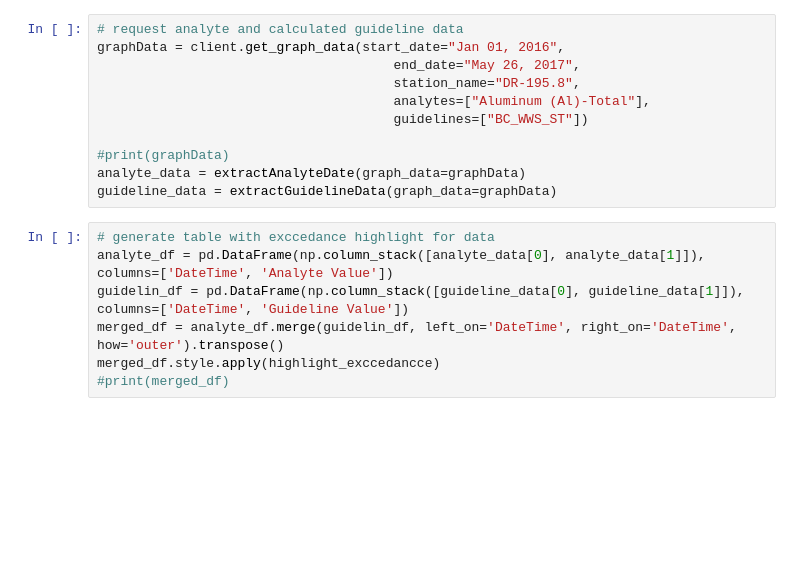
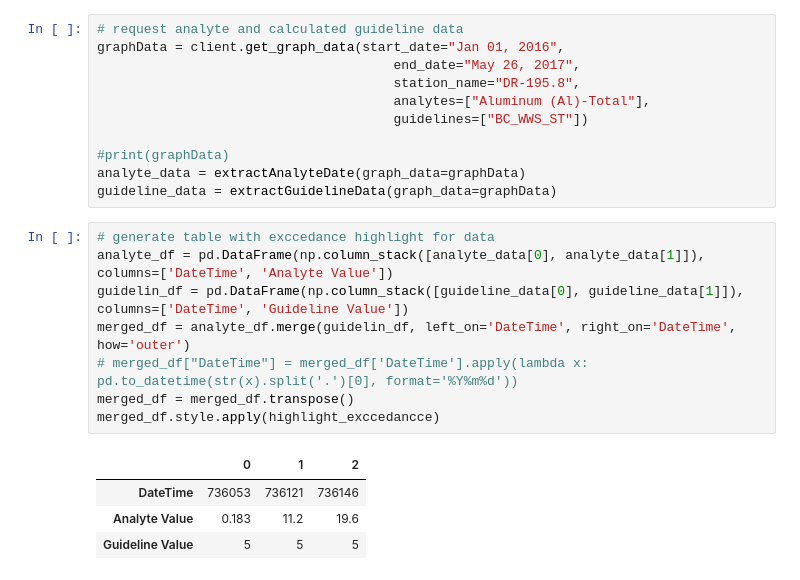
Before and after one commit to daniellu/WRD_Client, a Jupyter notebook: Python/WRD+Python+Demo.ipynb, the cells around one changed output. Cells and saved outputs as stored; diff of their text form; blank space fills up the shorter version.

```diff
--- a/Python/WRD+Python+Demo.ipynb
+++ b/Python/WRD+Python+Demo.ipynb
@@ -64,10 +136,16 @@ guideline_data = extractGuidelineData(graph_data=graphData)
 # %%
 # generate table with exccedance highlight for data
 analyte_df = pd.DataFrame(np.column_stack([analyte_data[0], analyte_data[1]]), columns=['DateTime', 'Analyte Value'])
 guidelin_df = pd.DataFrame(np.column_stack([guideline_data[0], guideline_data[1]]), columns=['DateTime', 'Guideline Value'])
-merged_df = analyte_df.merge(guidelin_df, left_on='DateTime', right_on='DateTime', how='outer').transpose()
+merged_df = analyte_df.merge(guidelin_df, left_on='DateTime', right_on='DateTime', how='outer')
+# merged_df["DateTime"] = merged_df['DateTime'].apply(lambda x: pd.to_datetime(str(x).split('.')[0], format='%Y%m%d'))
+merged_df = merged_df.transpose()
 merged_df.style.apply(highlight_exccedancce)
-#print(merged_df)
+# %% [output]
+|  | 0 | 1 | 2 |
+| DateTime | 736053 | 736121 | 736146 |
+| Analyte Value | 0.183 | 11.2 | 19.6 |
+| Guideline Value | 5 | 5 | 5 |
 # %%
 # generate graph for data
 plt.plot_date(analyte_data[0], analyte_data[1], 'r--')
```
Also changed, not shown: parts of 8 cells of this notebook, 1 other file.
